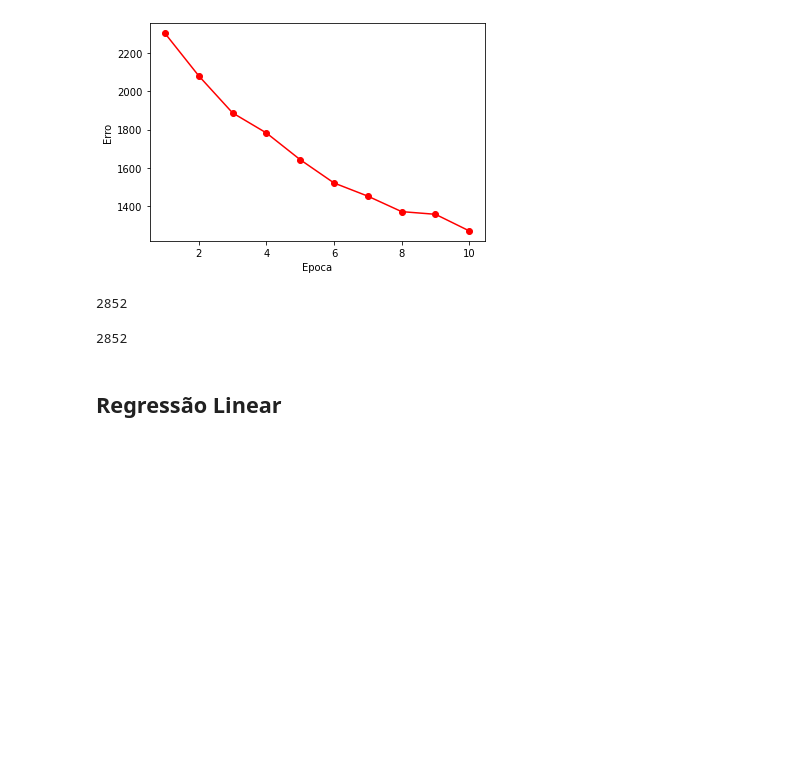
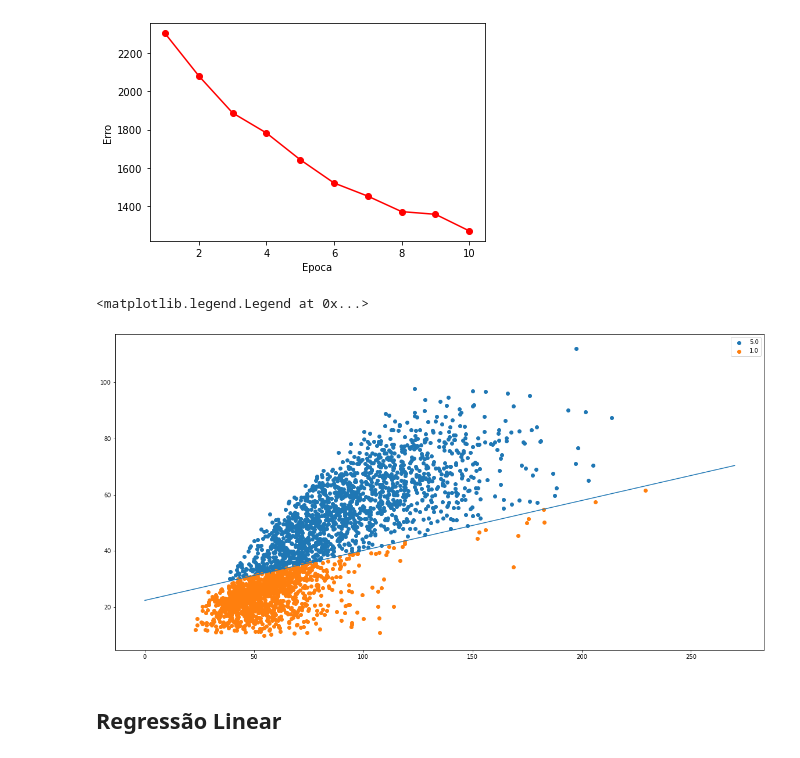
Before and after one commit to ednaldo-neto/Machine-Learning, a Jupyter notebook: Mini projeto Machine learning ednaldo.ipynb, the cells around one changed output. Saved outputs shown, nothing was run; the diff lists cells and outputs as text; code cells hidden in the pictures; blank space fills up the shorter version.

Commit message:
new plots and ovr

```diff
--- a/Mini projeto Machine learning ednaldo.ipynb
+++ b/Mini projeto Machine learning ednaldo.ipynb
@@ -173,9 +155,9 @@ class perceptron:
     def get_w_(self):
         return self.w_
 # %%
-ppn = perceptron(eta = 0.1, n_iter = 10)
+ppn = perceptron( n_iter = 10)
 # %%
-ppn.fit(x_train,y_train,x_test,y_test)
+ppn.fit(x_train,y_train)
 # %%
-y_best_pred = ppn.predict(x_test, best = True)# 7 é o melhor mas ele vai até o 10
+y_pred = ppn.predict(x_test)
 # %%
@@ -203,14 +185,28 @@ plt.ylabel('Erro')
 plt.show()
 # %% [output]
 [figure]
-# %%
-len(y_best_pred)
-# %% [output]
-2852
-# %%
-len(y_test)
-# %% [output]
-2852
+# %%
+data = pd.DataFrame(np.column_stack((x_test,y_pred)), columns=['x0','x1','x2','class'])
+# %%
+classes = data['class'].unique()
+w = ppn.w_[1:] + ppn.w_[0]
+figure = plt.figure(figsize=(20,10))
+axis = figure.add_subplot(111)
+
+for classe in classes:
+    valores =  data[data['class'] == classe].values
+    y = valores[:,1]
+    z = valores[:,2]
+    axis.scatter(y,z, label=classe)
+
+x_new = np.linspace(0,270,1000)
+
+plt.plot(x_new, (-w[0] - w[1]*x_new)/w[2])
+
+axis.legend()
+# %% [output]
+<matplotlib.legend.Legend at 0x...>
+[figure, added]
 # %% [markdown]
 ## Regressão Linear
 # %%
```
Also changed, not shown: parts of 21 cells of this notebook, 1 other file.
